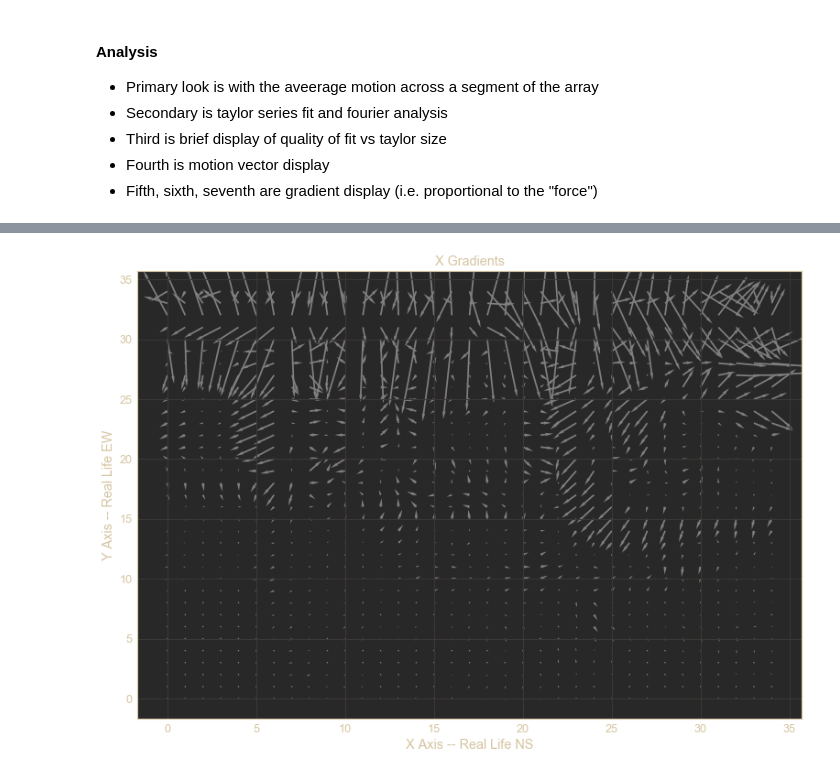
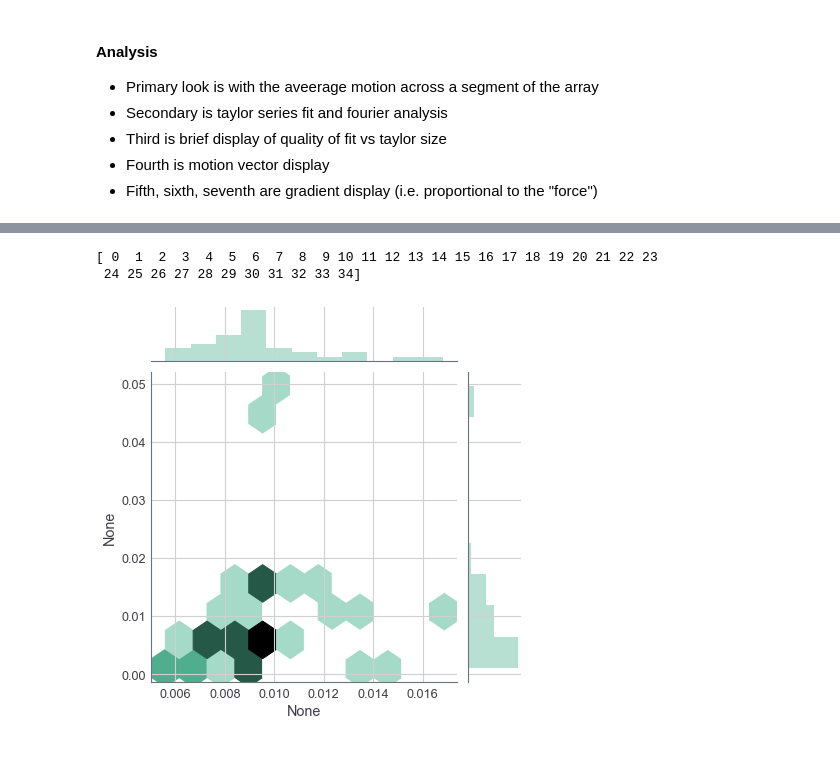
Before and after one commit to trdougherty/Quant_Mo, a Jupyter notebook: quomo_notebook.ipynb, the cells around one changed output, grey strips where cells are left out. Cells and saved outputs as stored; diff of their text form; code cells hidden in the pictures.

```diff
--- a/quomo_notebook.ipynb
+++ b/quomo_notebook.ipynb
@@ -225,10 +228,12 @@ plt.show()
-# %%
-## Experimental case
-GG = Gx + Gy
-plt.quiver(GG[...,0] ,GG[...,1], color=color2, headwidth=2)
-plt.title("X Gradients")
-plt.ylabel("Y Axis -- Real Life EW")
-plt.xlabel("X Axis -- Real Life NS")
-plt.show()
-# %% [output]
-[figure, removed]
+# %%
+## Experimental case
+GG = Gx + Gy
+GG_M = np.sum(GG, axis=GG.shape[-1])
+motion_d = pd.DataFrame(GG_M)
+print(motion_d.columns.values)
+sns.jointplot(motion_d.abs().sum(axis=0),motion_d.abs().sum(axis=1), kind="hex", color="#4CB391")
+plt.show()
+# %% [output]
+[ 0  1  2  3  4  5  6  7  8  9 10 11 12 13 14 15 16 17 18 19 20 21 22 23
+ 24 25 26 27 28 29 30 31 32 33 34]
+[figure, added]
```
Also changed, not shown: parts of 12 cells of this notebook, 1 other file.
